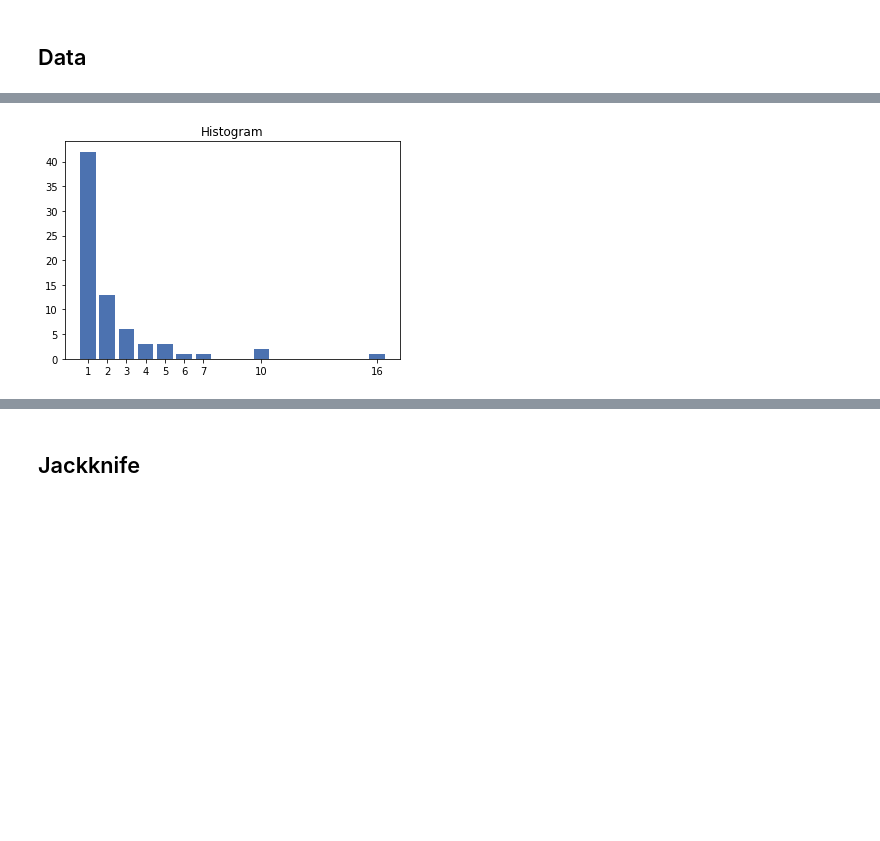
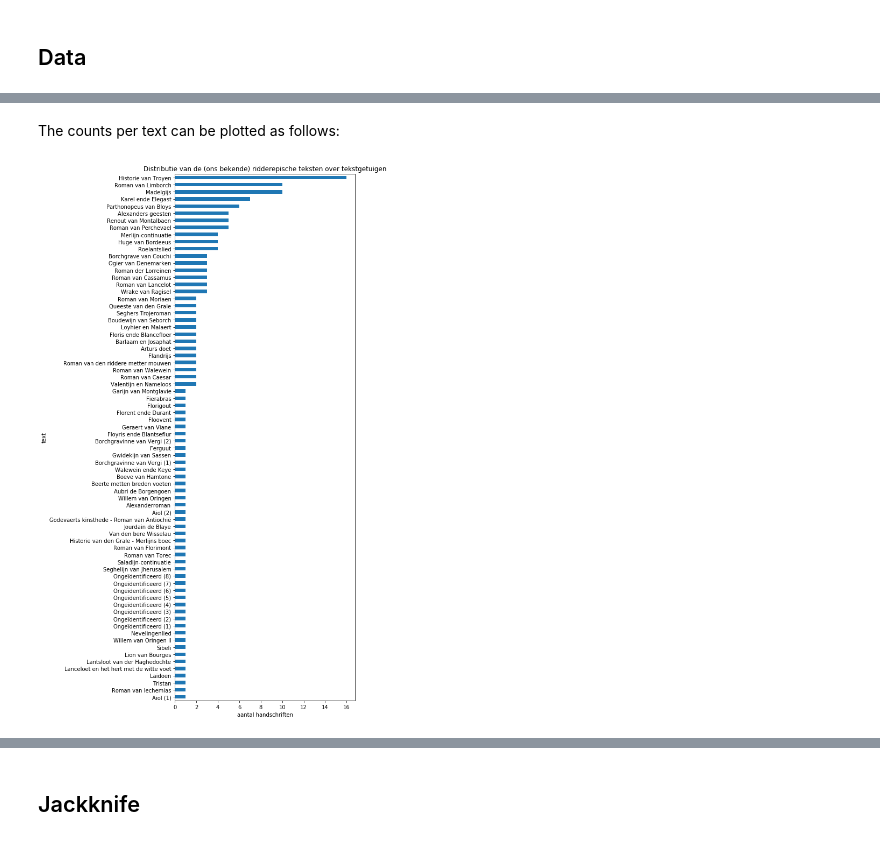
Before and after one commit to mikekestemont/chivalric_diversity, a Jupyter notebook: analysis.ipynb, the cells around one changed output, grey strips where cells are left out. Cells and saved outputs as stored; diff of their text form; code cells hidden in the pictures; blank space fills up the shorter version.

```diff
--- a/analysis.ipynb
+++ b/analysis.ipynb
@@ -47,7 +63,11 @@ print(mnl_counts)
-# %%
-plt.bar(labels, mnl_counts, align='center')
-plt.title('Histogram')
-plt.gca().set_xticks(labels);
-plt.savefig('histogram.jpeg')
-# %% [output]
-[figure, removed]
+# %% [markdown]
+The counts per text can be plotted as follows:
+# %%
+plt.figure(figsize=(6,18))
+mnl.groupby('text').size().sort_values(ascending=True).plot.barh(ax=plt.gca());
+plt.xlabel('unieke teksten')
+plt.xlabel('aantal handschriften')
+plt.title('Distributie van de (ons bekende) ridderepische teksten over tekstgetuigen')
+plt.savefig('histogram.tiff')
+# %% [output]
+[figure, added]
```
Also changed, not shown: parts of 90 cells of this notebook.
